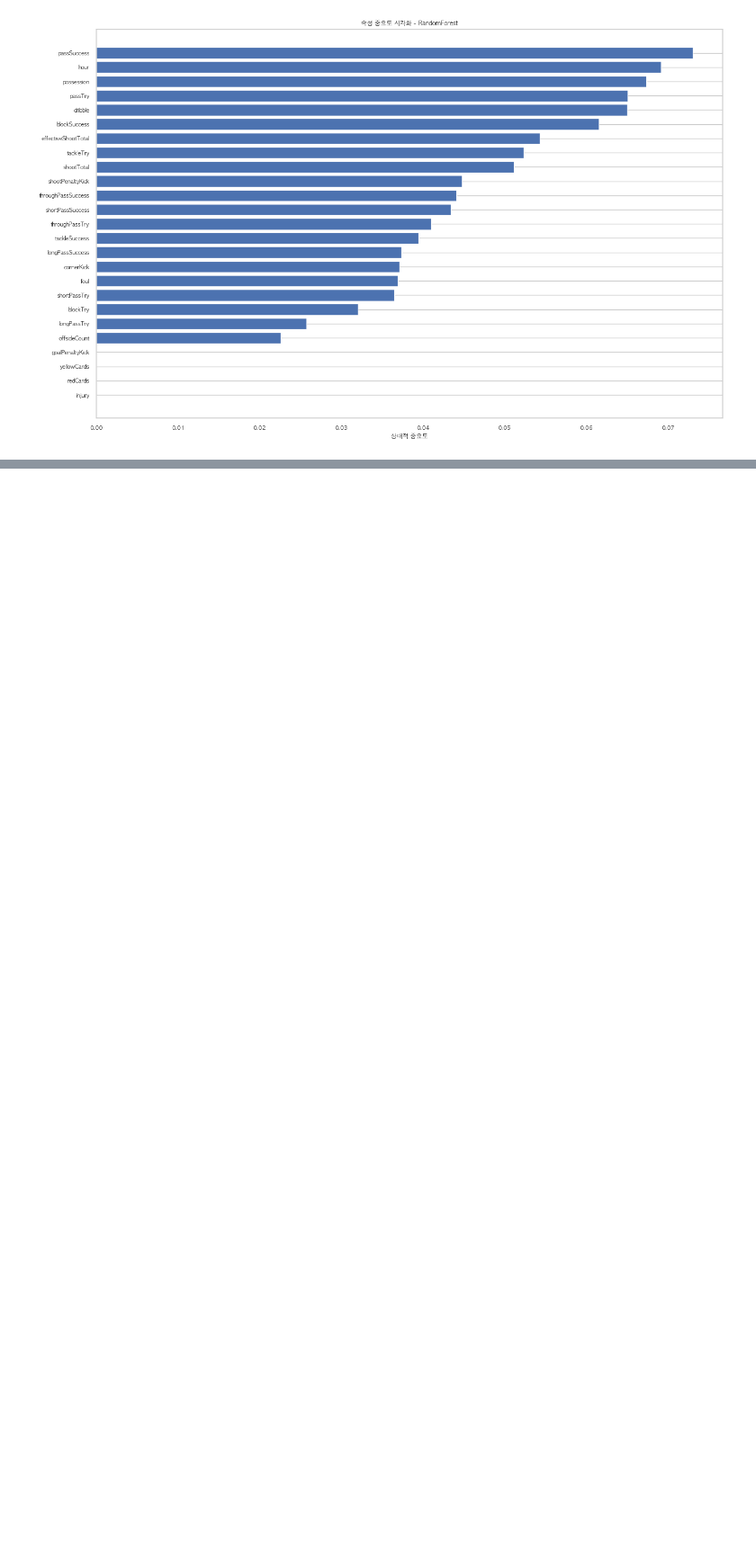
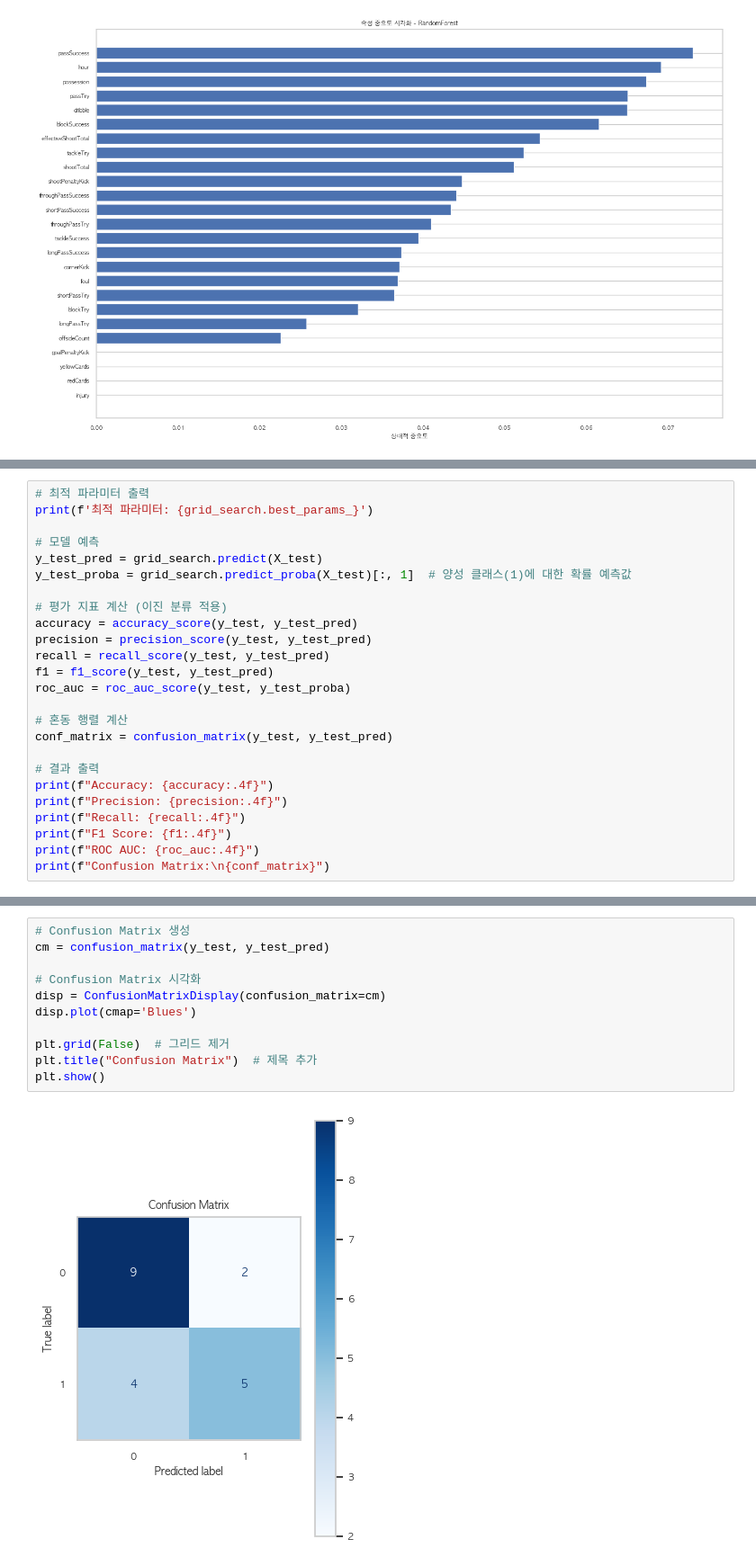
Before and after one commit to harrym8n/Proj_FC_Online, a Jupyter notebook: fconline_build_model.ipynb, the cells around one changed output, grey strips where cells are left out. Shown at 90% size. Drawn from its saved outputs; the diff is of its cells as text; blank space fills up the shorter version.

```diff
--- a/fconline_build_model.ipynb
+++ b/fconline_build_model.ipynb
@@ -1142,0 +1160,25 @@ plt.show()
+# %%
+# 최적 파라미터 출력
+print(f'최적 파라미터: {grid_search.best_params_}')
+
+# 모델 예측
+y_test_pred = grid_search.predict(X_test)
+y_test_proba = grid_search.predict_proba(X_test)[:, 1]  # 양성 클래스(1)에 대한 확률 예측값
+
+# 평가 지표 계산 (이진 분류 적용)
+accuracy = accuracy_score(y_test, y_test_pred)
+precision = precision_score(y_test, y_test_pred)
+recall = recall_score(y_test, y_test_pred)
+f1 = f1_score(y_test, y_test_pred)
+roc_auc = roc_auc_score(y_test, y_test_proba)
+
+# 혼동 행렬 계산
+conf_matrix = confusion_matrix(y_test, y_test_pred)
+
+# 결과 출력
+print(f"Accuracy: {accuracy:.4f}")
+print(f"Precision: {precision:.4f}")
+print(f"Recall: {recall:.4f}")
+print(f"F1 Score: {f1:.4f}")
+print(f"ROC AUC: {roc_auc:.4f}")
+print(f"Confusion Matrix:\n{conf_matrix}")
@@ -1142,0 +1211,13 @@ plt.show()
+# %%
+# Confusion Matrix 생성
+cm = confusion_matrix(y_test, y_test_pred)
+
+# Confusion Matrix 시각화
+disp = ConfusionMatrixDisplay(confusion_matrix=cm)
+disp.plot(cmap='Blues')
+
+plt.grid(False)  # 그리드 제거
+plt.title("Confusion Matrix")  # 제목 추가
+plt.show()
+# %% [output]
+[figure, added]
```
Also changed, not shown: parts of 25 cells of this notebook, 2 other files.
